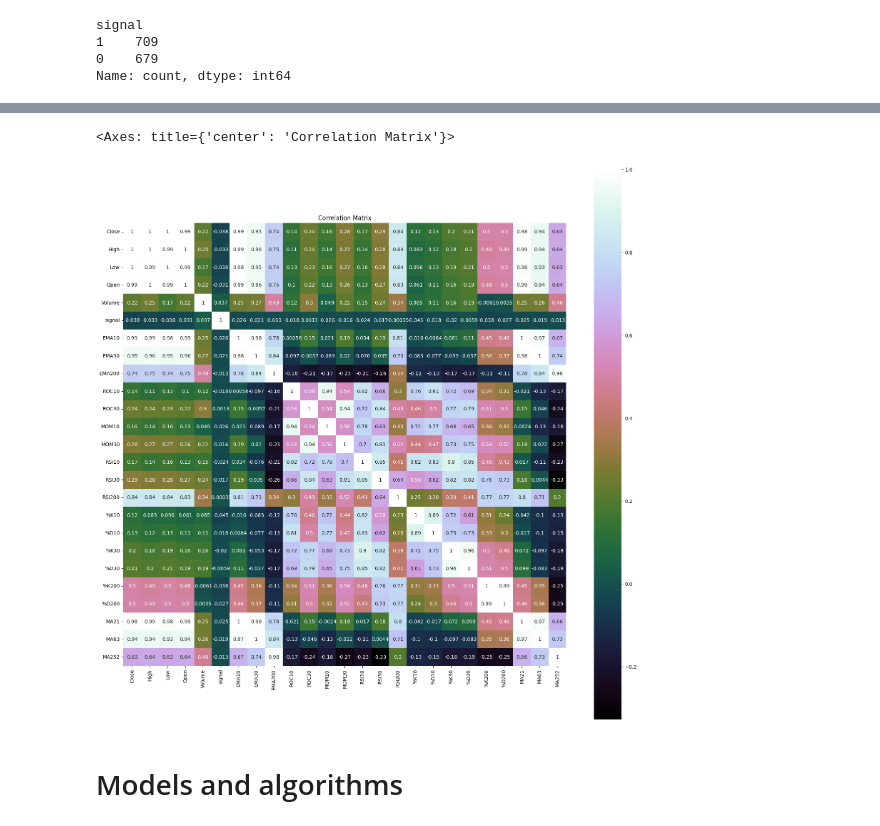
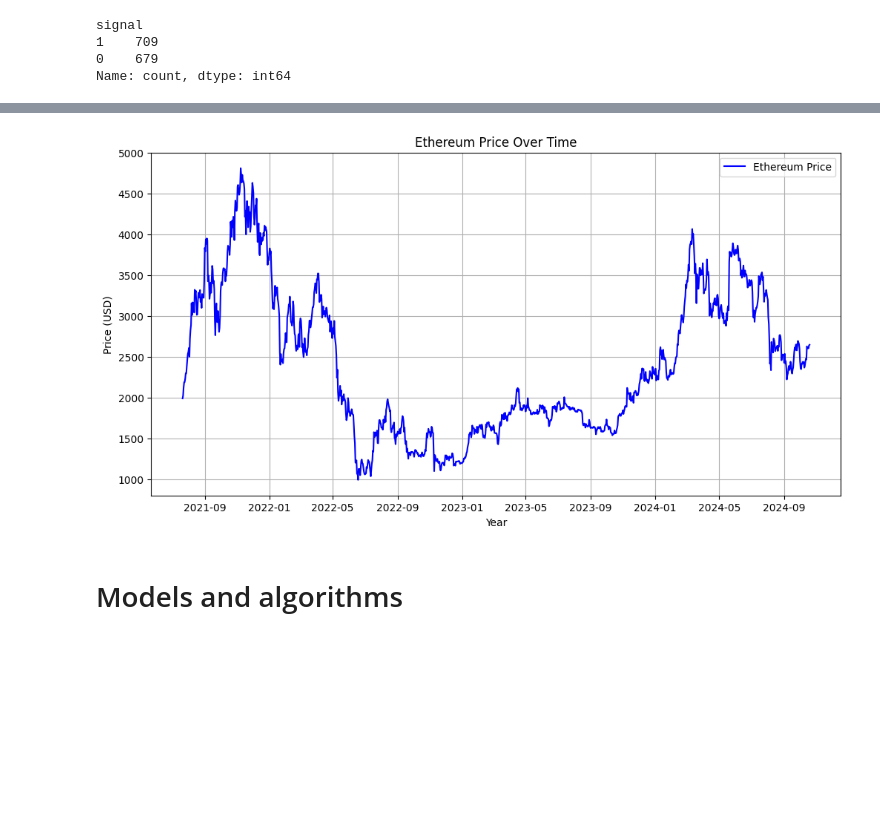
Before and after one commit to Celsius007/ETH-Ultimate-Predictor, a Jupyter notebook: notebooks/debug LSTM model.ipynb, the cells around one changed output, grey strips where cells are left out. Cells and saved outputs as stored; diff of their text form; code cells hidden in the pictures; blank space fills up the shorter version.

```diff
--- a/notebooks/debug LSTM model.ipynb
+++ b/notebooks/debug LSTM model.ipynb
@@ -238,12 +345,20 @@ plt.show()
-# %%
-# correlation
-correlation = dataset.corr()
-plt.figure(figsize=(20,20))
-plt.title('Correlation Matrix')
-sns.heatmap(correlation, vmax=1, square=True,annot=True,cmap='cubehelix')
-# %% [output]
-<Axes: title={'center': 'Correlation Matrix'}>
-[figure, removed]
+# %%
+# Select the relevant column for plotting
+eth_prices = dataset[['Close']]
+
+import matplotlib.pyplot as plt
+
+# Plot the Ethereum price
+plt.figure(figsize=(12, 6))
+plt.plot(eth_prices, label='Ethereum Price', color='blue')
+plt.title('Ethereum Price Over Time')
+plt.xlabel('Year')
+plt.ylabel('Price (USD)')
+plt.grid(True)
+plt.legend()
+plt.show()
+# %% [output]
+[figure, added]
 # %% [markdown]
 # Models and algorithms
 # %% [markdown]
```
Also changed, not shown: parts of 19 cells of this notebook.
